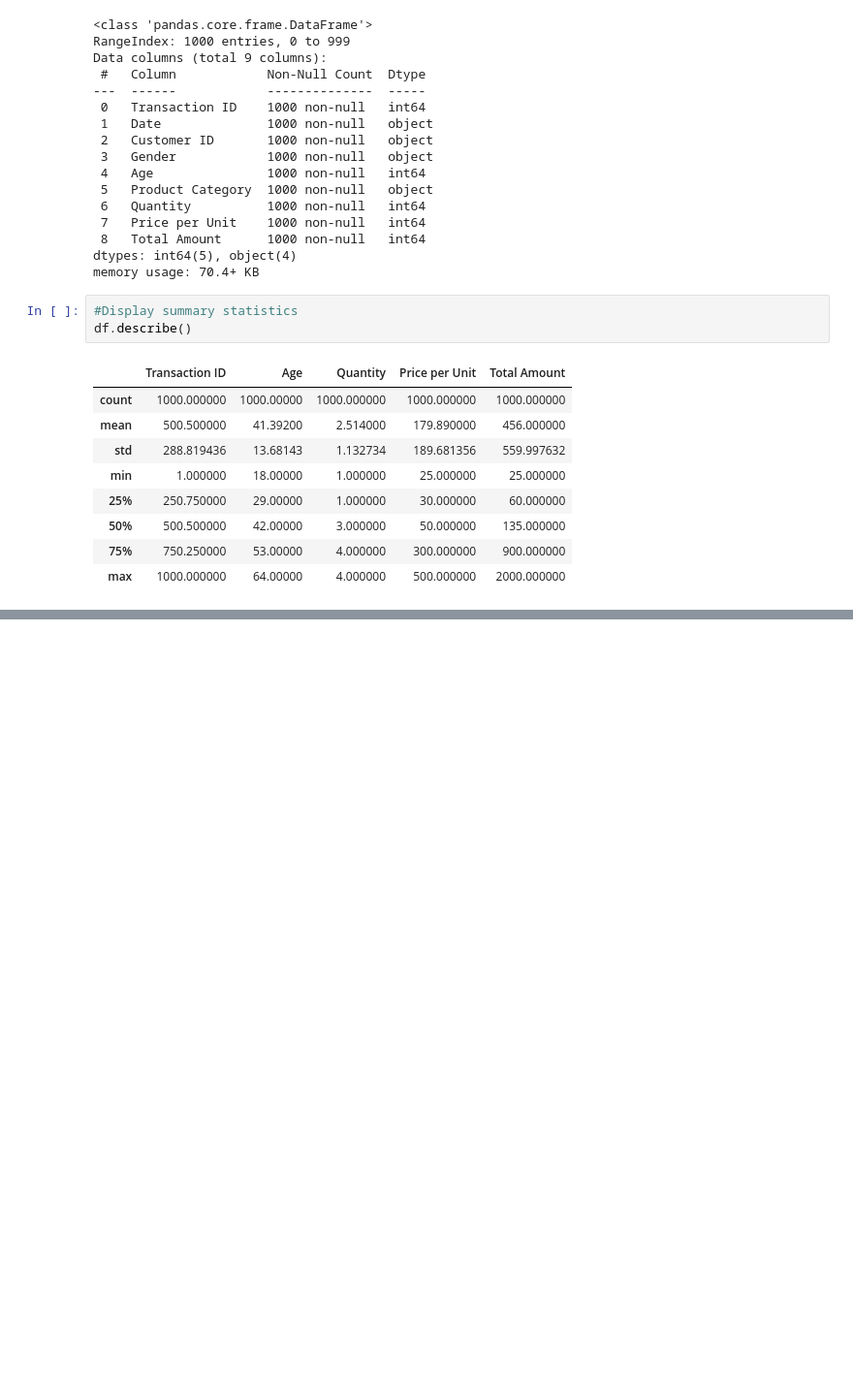
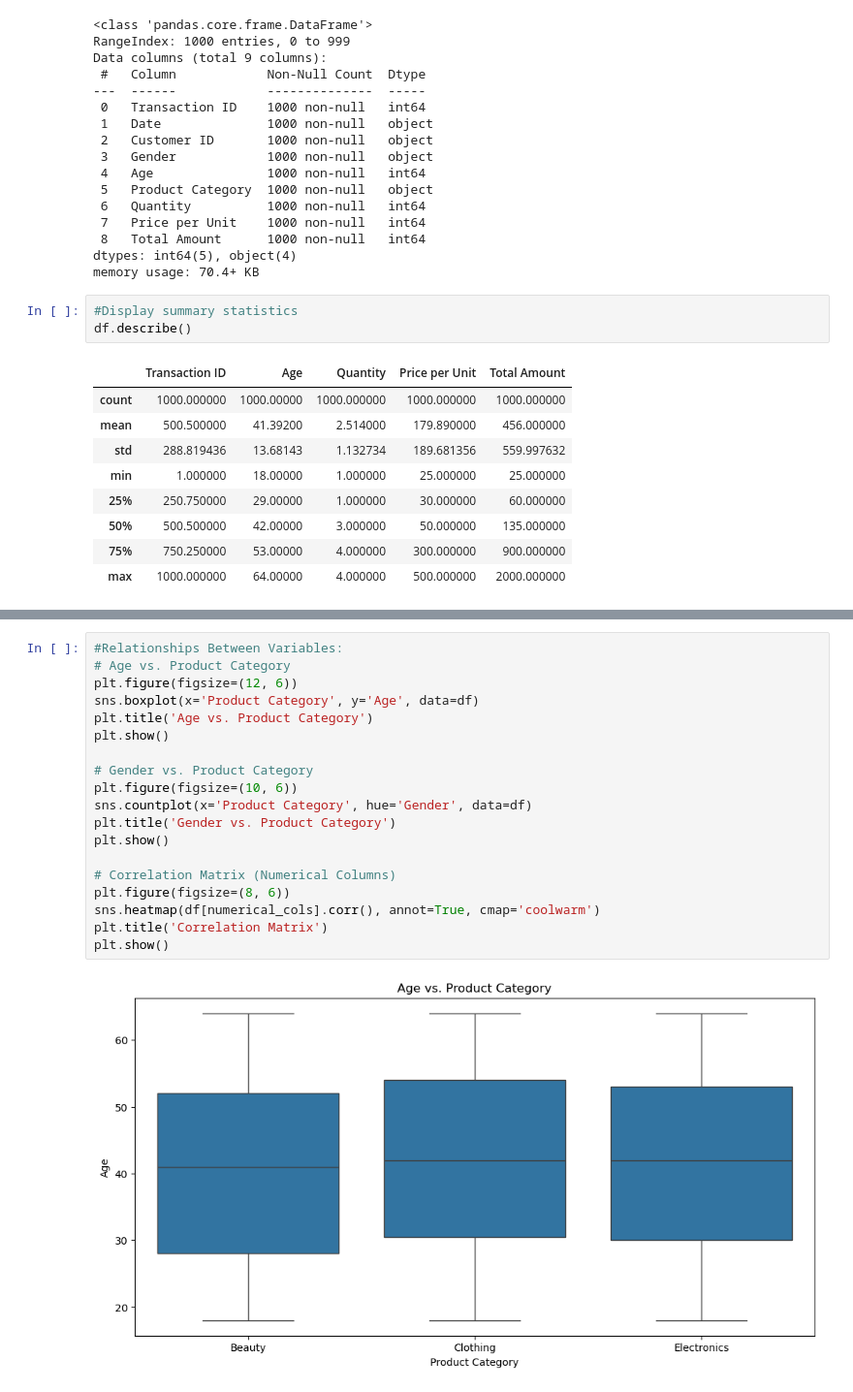
Before and after one commit to AbrahimSA/Retail_Sales, a Jupyter notebook: 1_EDA.ipynb, the cells around one changed output, grey strips where cells are left out. Shown: that part at 97% size. Drawn from its saved outputs; the diff is of its cells as text; blank space fills up the shorter version.

Commit message:
asa_13_03_2025-Changing 1_EDA and 2_summarization, and also adding 3_data_cleaning file

```diff
--- a/1_EDA.ipynb
+++ b/1_EDA.ipynb
@@ -53,0 +112,21 @@ df.describe()
+# %%
+#Relationships Between Variables:
+# Age vs. Product Category
+plt.figure(figsize=(12, 6))
+sns.boxplot(x='Product Category', y='Age', data=df)
+plt.title('Age vs. Product Category')
+plt.show()
+
+# Gender vs. Product Category
+plt.figure(figsize=(10, 6))
+sns.countplot(x='Product Category', hue='Gender', data=df)
+plt.title('Gender vs. Product Category')
+plt.show()
+
+# Correlation Matrix (Numerical Columns)
+plt.figure(figsize=(8, 6))
+sns.heatmap(df[numerical_cols].corr(), annot=True, cmap='coolwarm')
+plt.title('Correlation Matrix')
+plt.show()
+# %% [output]
+[figure, added]
```
Also changed, not shown: parts of 6 cells of this notebook, 2 other files.
